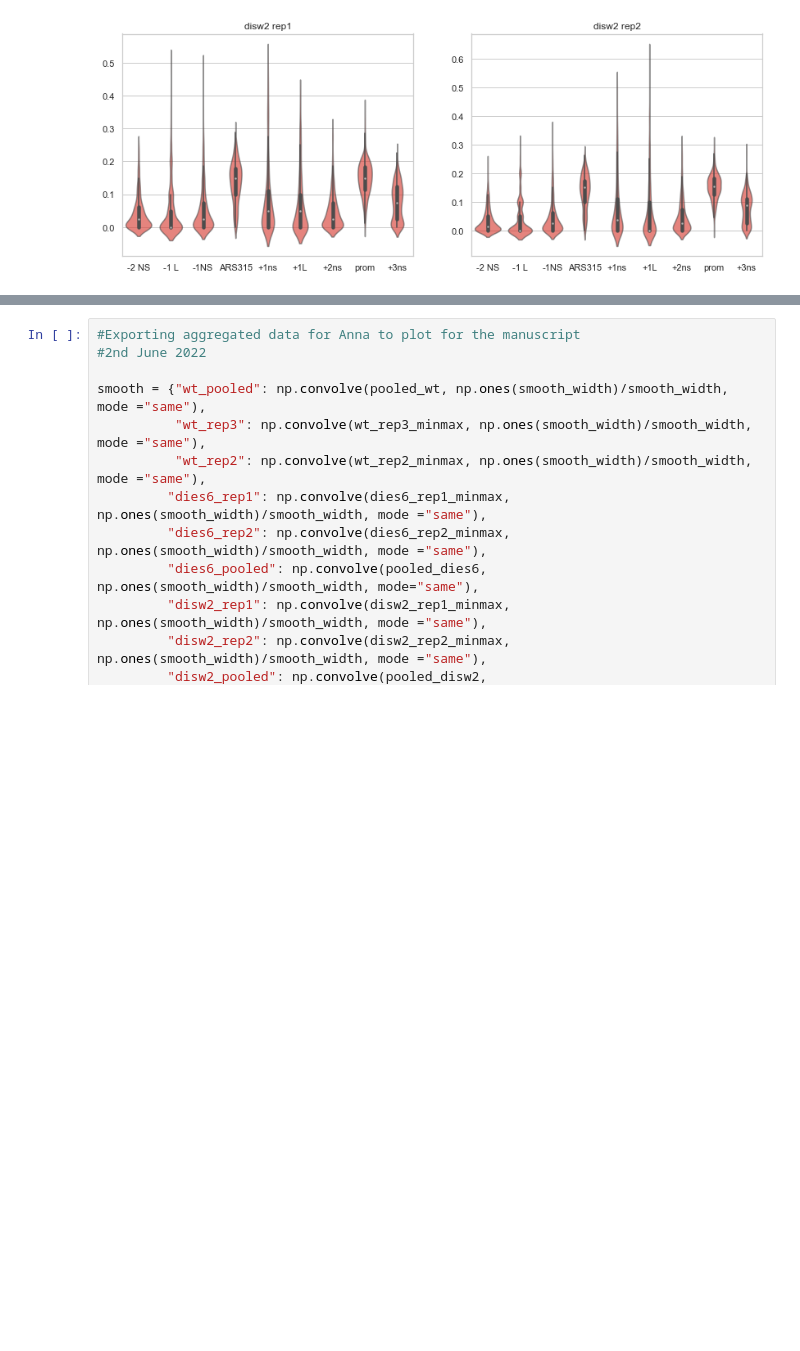
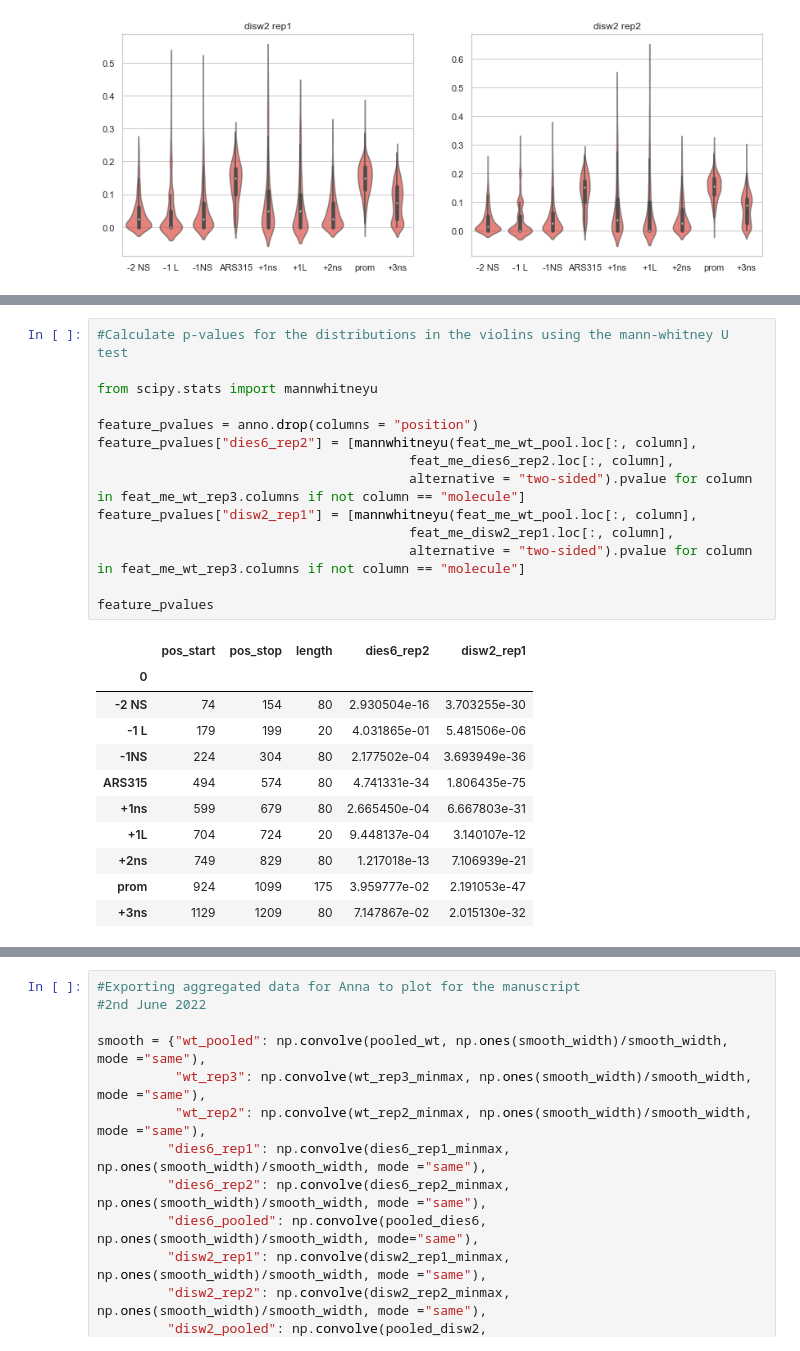
Before and after one commit to KarolineHoller/nanopore_methylation, a Jupyter notebook: methylation_analysis_20220502_ARS315.ipynb, the cells around one changed output, grey strips where cells are left out. Drawn from its saved outputs; the diff is of its cells as text; blank space fills up the shorter version.

Commit message:
added calculation of p-values for violinplots

```diff
--- a/methylation_analysis_20220502_ARS315.ipynb
+++ b/methylation_analysis_20220502_ARS315.ipynb
@@ -835,0 +878,26 @@ plt.show()
+# %%
+#Calculate p-values for the distributions in the violins using the mann-whitney U test
+
+from scipy.stats import mannwhitneyu
+
+feature_pvalues = anno.drop(columns = "position")
+feature_pvalues["dies6_rep2"] = [mannwhitneyu(feat_me_wt_pool.loc[:, column],
+                                        feat_me_dies6_rep2.loc[:, column],
+                                        alternative = "two-sided").pvalue for column in feat_me_wt_rep3.columns if not column == "molecule"]
+feature_pvalues["disw2_rep1"] = [mannwhitneyu(feat_me_wt_pool.loc[:, column],
+                                        feat_me_disw2_rep1.loc[:, column],
+                                        alternative = "two-sided").pvalue for column in feat_me_wt_rep3.columns if not column == "molecule"]
+
+feature_pvalues
+# %% [output]
+|  | pos_start | pos_stop | length | dies6_rep2 | disw2_rep1 |
+| 0 |  |  |  |  |  |
+| -2 NS | 74 | 154 | 80 | 2.930504e-16 | 3.703255e-30 |
+| -1 L | 179 | 199 | 20 | 4.031865e-01 | 5.481506e-06 |
+| -1NS | 224 | 304 | 80 | 2.177502e-04 | 3.693949e-36 |
+| ARS315 | 494 | 574 | 80 | 4.741331e-34 | 1.806435e-75 |
+| +1ns | 599 | 679 | 80 | 2.665450e-04 | 6.667803e-31 |
+| +1L | 704 | 724 | 20 | 9.448137e-04 | 3.140107e-12 |
+| +2ns | 749 | 829 | 80 | 1.217018e-13 | 7.106939e-21 |
+| prom | 924 | 1099 | 175 | 3.959777e-02 | 2.191053e-47 |
+| +3ns | 1129 | 1209 | 80 | 7.147867e-02 | 2.015130e-32 |
```
Also changed, not shown: parts of 25 cells of this notebook, 3 other files.
